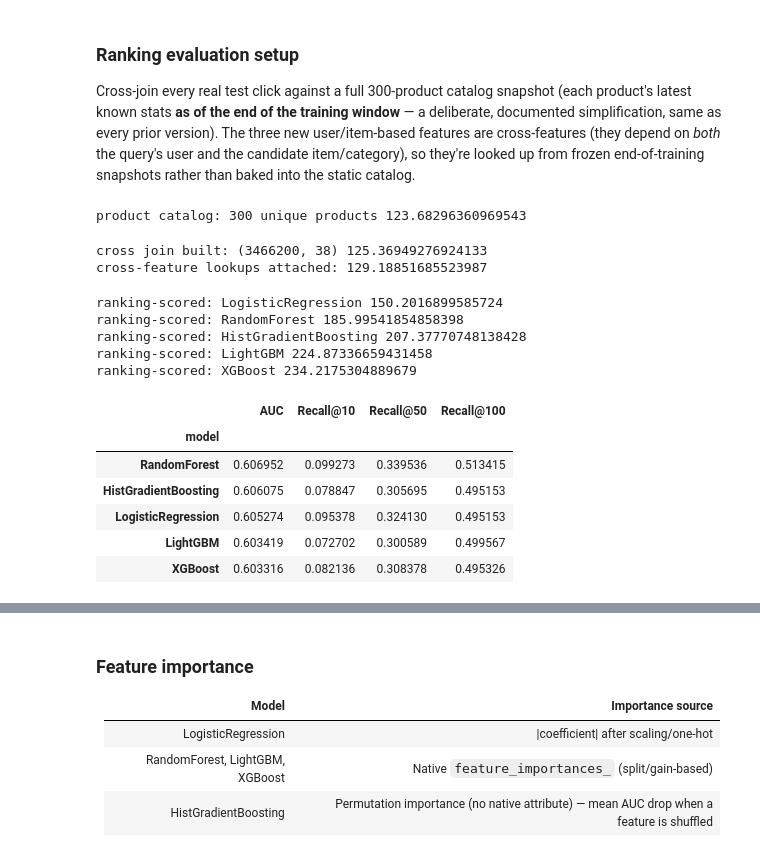
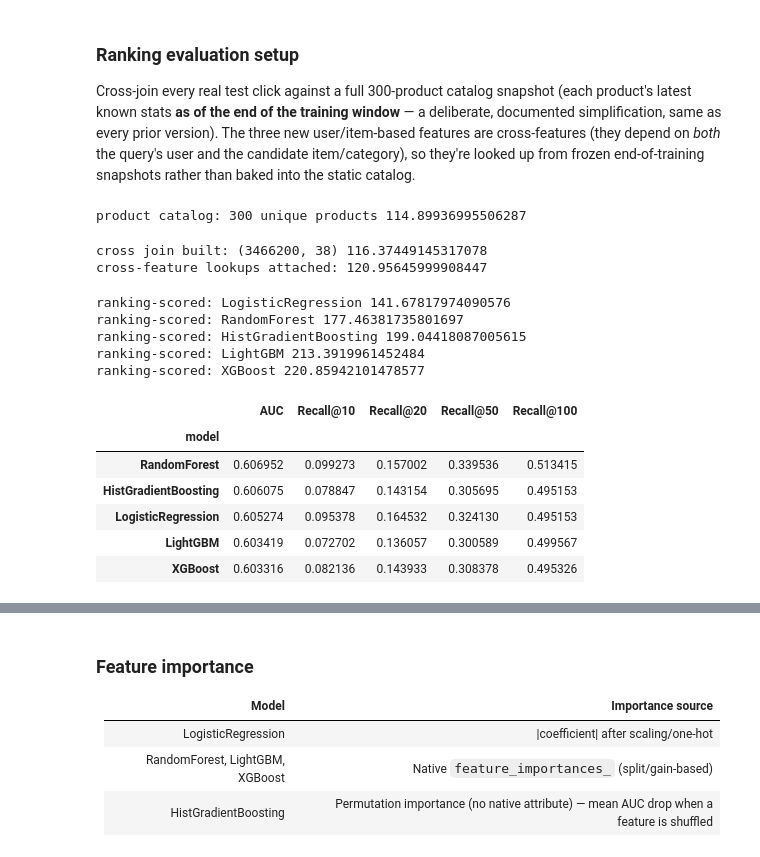
Before and after one commit to AIVIETNAM-AIO-TommyPhan/Recommendation-System-Taobao, a Jupyter notebook: experiment/Full_Training_Model.ipynb, the cells around one changed output, grey strips where cells are left out. Saved outputs shown, nothing was run; the diff lists cells and outputs as text; code cells hidden in the pictures.

Commit message:
Add EDA_FINAL.md report, update Full_Training_Model + pipeline, ignore artifact dirs

```diff
--- a/experiment/Full_Training_Model.ipynb
+++ b/experiment/Full_Training_Model.ipynb
@@ -37,8 +37,8 @@ t0 = time.time()
 | Catalog | 300 unique products (`adgroup_id`), 44 categories (`cate_id`) |
 | Missing values | Handled at feature-assembly time: sentinel/NaN categoricals → `"-1"` string level |
 # %%
-train = pd.read_csv("dataset/train.csv", parse_dates=["time_stamp"])
-test = pd.read_csv("dataset/test.csv", parse_dates=["time_stamp"])
+train = pd.read_csv("../input_data/train.csv", parse_dates=["time_stamp"])
+test = pd.read_csv("../input_data/test.csv", parse_dates=["time_stamp"])
 TARGET = "click"
 print("train:", train.shape, "test:", test.shape)
 print(f"train CTR: {train[TARGET].mean():.4%}  |  test CTR: {test[TARGET].mean():.4%}")
@@ -236,7 +236,10 @@ NUMERIC_FEATURES = ["price"] + [f"{c}_te" for c in ID_COLS] + [
 FEATURES = CATEGORICAL_FEATURES + NUMERIC_FEATURES
 
 for c in CATEGORICAL_FEATURES:
-    combined[c] = combined[c].fillna(-1).astype("Int64").astype(str) if combined[c].dtype != object else combined[c].fillna("-1")
+    if pd.api.types.is_numeric_dtype(combined[c]):
+        combined[c] = combined[c].fillna(-1).astype("Int64").astype(str)
+    else:
+        combined[c] = combined[c].fillna("-1").astype(str)
 
 train_fe = combined[combined["_split"] == "train"].reset_index(drop=True)
 test_fe = combined[combined["_split"] == "test"].reset_index(drop=True)
@@ -389,7 +392,7 @@ catalog = product_snapshot.merge(cate_snapshot, on="cate_id", how="left")
 n_catalog = len(catalog)
 print(f"product catalog: {n_catalog} unique products", time.time() - t0)
 # %% [output]
-product catalog: 300 unique products 123.68296360969543
+product catalog: 300 unique products 114.89936995506287
 # %%
 def freq_map(df, cols):
     key = df[cols[0]].astype(str) + "_" + df[cols[1]].astype(str)
@@ -443,10 +446,10 @@ _totals = cross["user_prev_clicked_item"].map(prev_item_totals_snapshot).fillna(
 cross["item_coclick_affinity"] = np.divide(_counts, _totals, out=np.zeros_like(_counts, dtype=float), where=_totals > 0)
 print("cross-feature lookups attached:", time.time() - t0)
 # %% [output]
-cross join built: (3466200, 38) 125.36949276924133
-cross-feature lookups attached: 129.18851685523987
+cross join built: (3466200, 38) 116.37449145317078
+cross-feature lookups attached: 120.95645999908447
 # %%
-K_VALUES = [10, 50, 100]
+K_VALUES = [10, 20, 50, 100]
 
 
 def rank_metrics(score):
@@ -480,42 +483,42 @@ def score_hgb():
     scored = cross.copy()
     for c in CATEGORICAL_FEATURES:
         scored[c] = scored[c].astype("category").cat.set_categories(X_train_hgb[c].cat.categories)
     return hgb_model.predict_proba(scored[FEATURES])[:, 1]
 
 
 AUC_SCORES = {
     "LogisticRegression": roc_auc_score(y_test, lr_pred),
     "RandomForest": roc_auc_score(y_test, rf_pred),
     "HistGradientBoosting": roc_auc_score(y_test, hgb_pred),
     "LightGBM": roc_auc_score(y_test, lgb_pred),
     "XGBoost": roc_auc_score(y_test, xgb_pred),
 }
 SCORERS = {
     "LogisticRegression": lambda: lr_model.predict_proba(cross[FEATURES])[:, 1],
     "RandomForest": lambda: rf_model.predict_proba(cross[FEATURES])[:, 1],
     "HistGradientBoosting": score_hgb,
     "LightGBM": score_lgb,
     "XGBoost": score_xgb,
 }
 
 rows = []
 for name, scorer in SCORERS.items():
     metrics = rank_metrics(scorer())
     rows.append({"model": name, "AUC": AUC_SCORES[name], **metrics})
     print("ranking-scored:", name, time.time() - t0)
 
 comparison = pd.DataFrame(rows).set_index("model").sort_values("AUC", ascending=False)
 comparison
 # %% [output]
-ranking-scored: LogisticRegression 150.2016899585724
-ranking-scored: RandomForest 185.99541854858398
-ranking-scored: HistGradientBoosting 207.37770748138428
-ranking-scored: LightGBM 224.87336659431458
-ranking-scored: XGBoost 234.2175304889679
+ranking-scored: LogisticRegression 141.67817974090576
+ranking-scored: RandomForest 177.46381735801697
+ranking-scored: HistGradientBoosting 199.04418087005615
+ranking-scored: LightGBM 213.3919961452484
+ranking-scored: XGBoost 220.85942101478577
-|  | AUC | Recall@10 | Recall@50 | Recall@100 |
-| model |  |  |  |  |
-| RandomForest | 0.606952 | 0.099273 | 0.339536 | 0.513415 |
-| HistGradientBoosting | 0.606075 | 0.078847 | 0.305695 | 0.495153 |
-| LogisticRegression | 0.605274 | 0.095378 | 0.324130 | 0.495153 |
-| LightGBM | 0.603419 | 0.072702 | 0.300589 | 0.499567 |
-| XGBoost | 0.603316 | 0.082136 | 0.308378 | 0.495326 |
+|  | AUC | Recall@10 | Recall@20 | Recall@50 | Recall@100 |
+| model |  |  |  |  |  |
+| RandomForest | 0.606952 | 0.099273 | 0.157002 | 0.339536 | 0.513415 |
+| HistGradientBoosting | 0.606075 | 0.078847 | 0.143154 | 0.305695 | 0.495153 |
+| LogisticRegression | 0.605274 | 0.095378 | 0.164532 | 0.324130 | 0.495153 |
+| LightGBM | 0.603419 | 0.072702 | 0.136057 | 0.300589 | 0.499567 |
+| XGBoost | 0.603316 | 0.082136 | 0.143933 | 0.308378 | 0.495326 |
```
Also changed, not shown: parts of 18 cells of this notebook, 14 other files.
